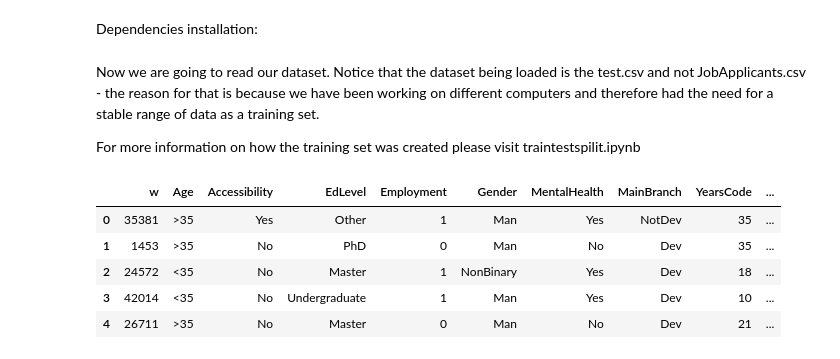
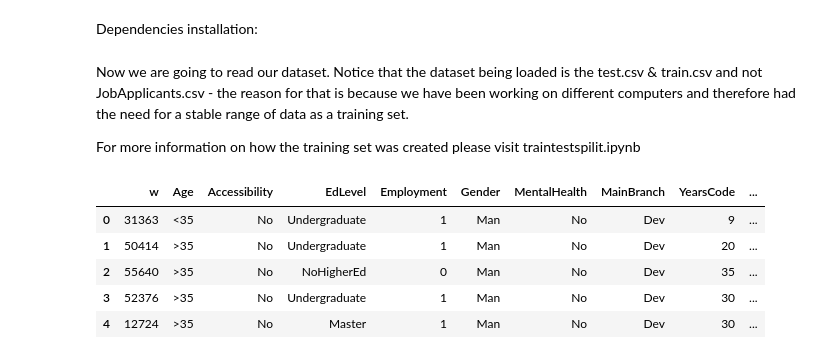
Before and after one commit to C21sja/KAN-CINTO1011U-Big-Data-ManagementPCS, a Jupyter notebook: main.ipynb, the cells around one changed output. Saved outputs shown, nothing was run; the diff lists cells and outputs as text; code cells hidden in the pictures.

```diff
--- a/main.ipynb
+++ b/main.ipynb
@@ -26,16 +36,20 @@ from sklearn.neighbors import KNeighborsClassifier, KNeighborsRegressor
 # %% [markdown]
-Now we are going to read our dataset. Notice that the dataset being loaded is the test.csv and not JobApplicants.csv - the reason for that is because we have been working on different computers and therefore had the need for a stable range of data as a training set.
+Now we are going to read our dataset. Notice that the dataset being loaded is the test.csv & train.csv and not JobApplicants.csv - the reason for that is because we have been working on different computers and therefore had the need for a stable range of data as a training set.
 
 For more information on how the training set was created please visit traintestspilit.ipynb
-# %%
-df = pd.read_csv('Train.csv')
-
-#Check headers
-df.head()
-# %% [output]
-|  | w | Age | Accessibility | EdLevel | Employment | Gender | MentalHealth | MainBranch | YearsCode | ... |
-| 0 | 35381 | >35 | Yes | Other | 1 | Man | Yes | NotDev | 35 | ... |
-| 1 | 1453 | >35 | No | PhD | 0 | Man | No | Dev | 35 | ... |
-| 2 | 24572 | <35 | No | Master | 1 | NonBinary | Yes | Dev | 18 | ... |
-| 3 | 42014 | <35 | No | Undergraduate | 1 | Man | Yes | Dev | 10 | ... |
-| 4 | 26711 | >35 | No | Master | 0 | Man | No | Dev | 21 | ... |
+# %%
+# Load the training data
+df_train = pd.read_csv('Train.csv')
+# Load the test data
+df_test = pd.read_csv('Test.csv')
+
+#Check headers
+df_train.head()
+df_test.head()
+# %% [output]
+|  | w | Age | Accessibility | EdLevel | Employment | Gender | MentalHealth | MainBranch | YearsCode | ... |
+| 0 | 31363 | <35 | No | Undergraduate | 1 | Man | No | Dev | 9 | ... |
+| 1 | 50414 | >35 | No | Undergraduate | 1 | Man | No | Dev | 20 | ... |
+| 2 | 55640 | >35 | No | NoHigherEd | 0 | Man | No | Dev | 35 | ... |
+| 3 | 52376 | >35 | No | Undergraduate | 1 | Man | No | Dev | 30 | ... |
+| 4 | 12724 | >35 | No | Master | 1 | Man | No | Dev | 30 | ... |
```
Also changed, not shown: parts of 18 cells of this notebook.
